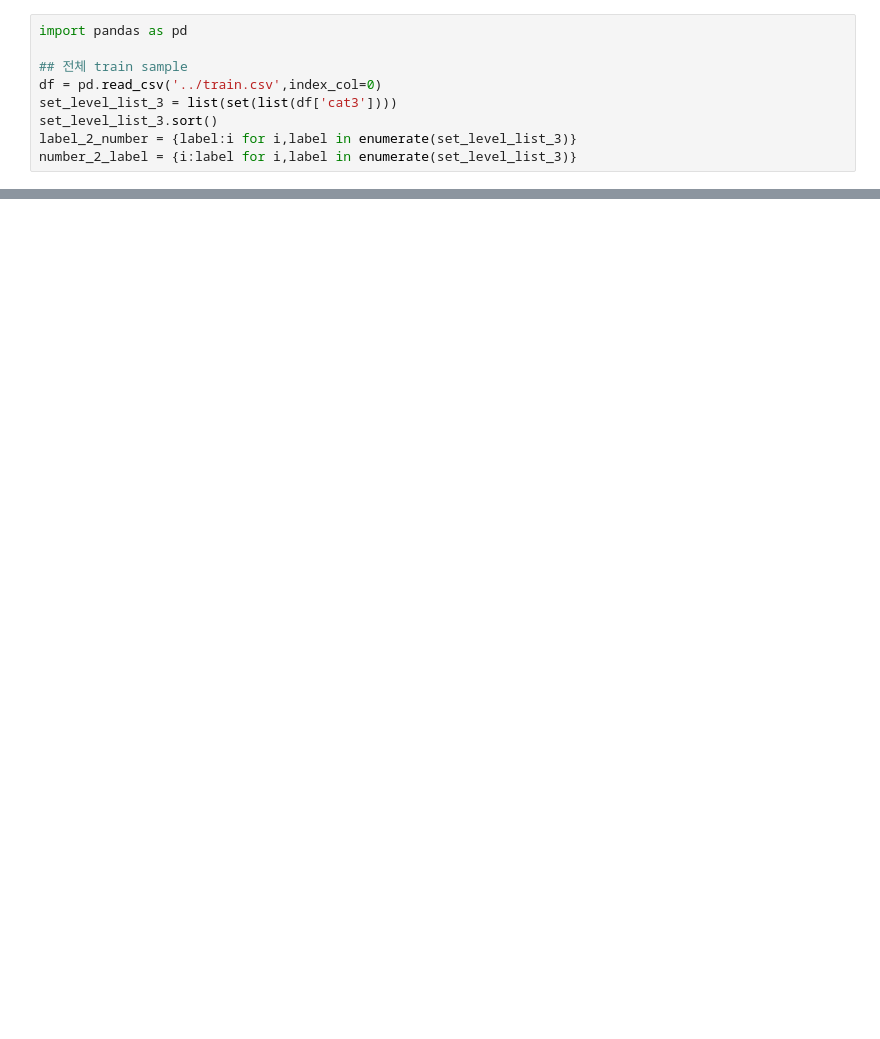
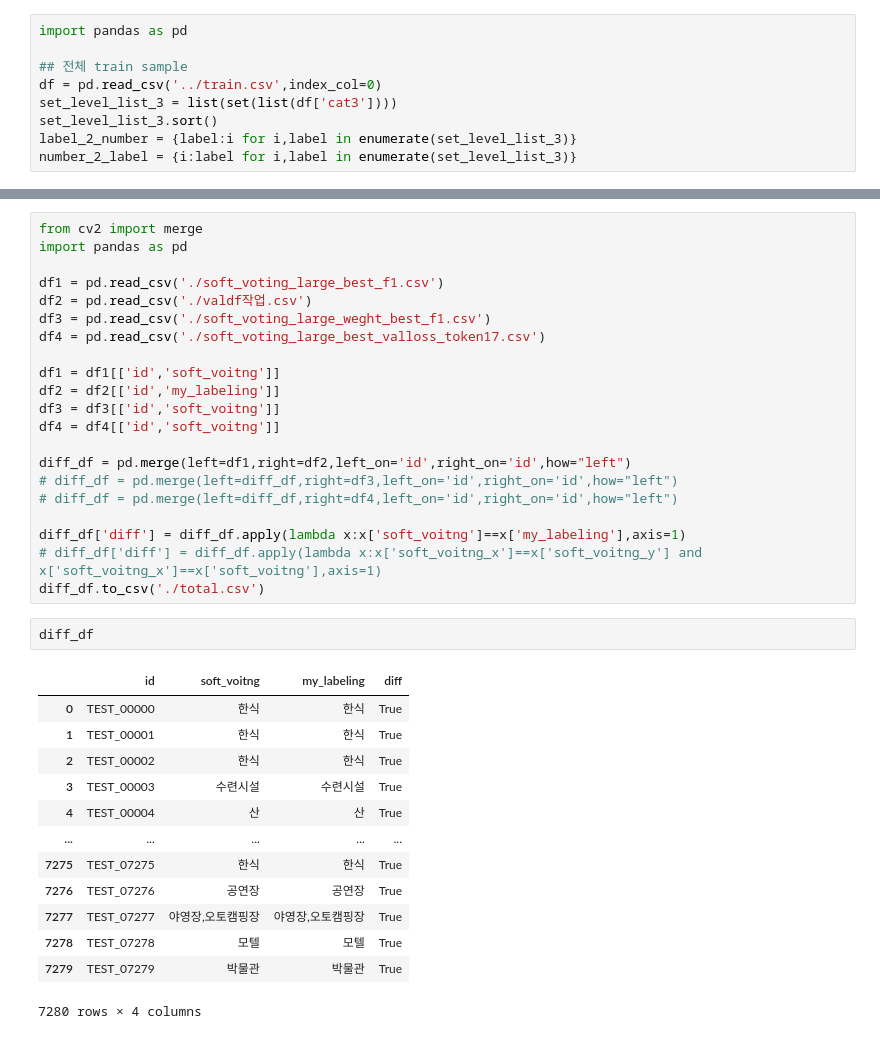
Before and after one commit to kwon-jaehong/today_study, a Jupyter notebook: 대회/dacon/관광데이터/2022_10_21_beit+robarta_large+d_gen/val데이터_정보추출.ipynb, the cells around one changed output, grey strips where cells are left out. Saved outputs shown, nothing was run; the diff lists cells and outputs as text; blank space fills up the shorter version.

```diff
--- a/대회/dacon/관광데이터/2022_10_21_beit+robarta_large+d_gen/val데이터_정보추출.ipynb
+++ b/대회/dacon/관광데이터/2022_10_21_beit+robarta_large+d_gen/val데이터_정보추출.ipynb
@@ -82,0 +90,37 @@ print(number_2_label[103],target_df.iloc[0])
+# %%
+from cv2 import merge
+import pandas as pd
+
+df1 = pd.read_csv('./soft_voting_large_best_f1.csv')
+df2 = pd.read_csv('./valdf작업.csv')
+df3 = pd.read_csv('./soft_voting_large_weght_best_f1.csv')
+df4 = pd.read_csv('./soft_voting_large_best_valloss_token17.csv')
+
+df1 = df1[['id','soft_voitng']]
+df2 = df2[['id','my_labeling']]
+df3 = df3[['id','soft_voitng']]
+df4 = df4[['id','soft_voitng']]
+
+diff_df = pd.merge(left=df1,right=df2,left_on='id',right_on='id',how="left")
+# diff_df = pd.merge(left=diff_df,right=df3,left_on='id',right_on='id',how="left")
+# diff_df = pd.merge(left=diff_df,right=df4,left_on='id',right_on='id',how="left")
+
+diff_df['diff'] = diff_df.apply(lambda x:x['soft_voitng']==x['my_labeling'],axis=1)
+# diff_df['diff'] = diff_df.apply(lambda x:x['soft_voitng_x']==x['soft_voitng_y'] and x['soft_voitng_x']==x['soft_voitng'],axis=1)
+diff_df.to_csv('./total.csv')
+# %%
+diff_df
+# %% [output]
+|  | id | soft_voitng | my_labeling | diff |
+| 0 | TEST_00000 | 한식 | 한식 | True |
+| 1 | TEST_00001 | 한식 | 한식 | True |
+| 2 | TEST_00002 | 한식 | 한식 | True |
+| 3 | TEST_00003 | 수련시설 | 수련시설 | True |
+| 4 | TEST_00004 | 산 | 산 | True |
+| ... | ... | ... | ... | ... |
+| 7275 | TEST_07275 | 한식 | 한식 | True |
+| 7276 | TEST_07276 | 공연장 | 공연장 | True |
+| 7277 | TEST_07277 | 야영장,오토캠핑장 | 야영장,오토캠핑장 | True |
+| 7278 | TEST_07278 | 모텔 | 모텔 | True |
+| 7279 | TEST_07279 | 박물관 | 박물관 | True |
+7280 rows × 4 columns
```
Also changed, not shown: parts of 13 cells of this notebook, 21 other files.
